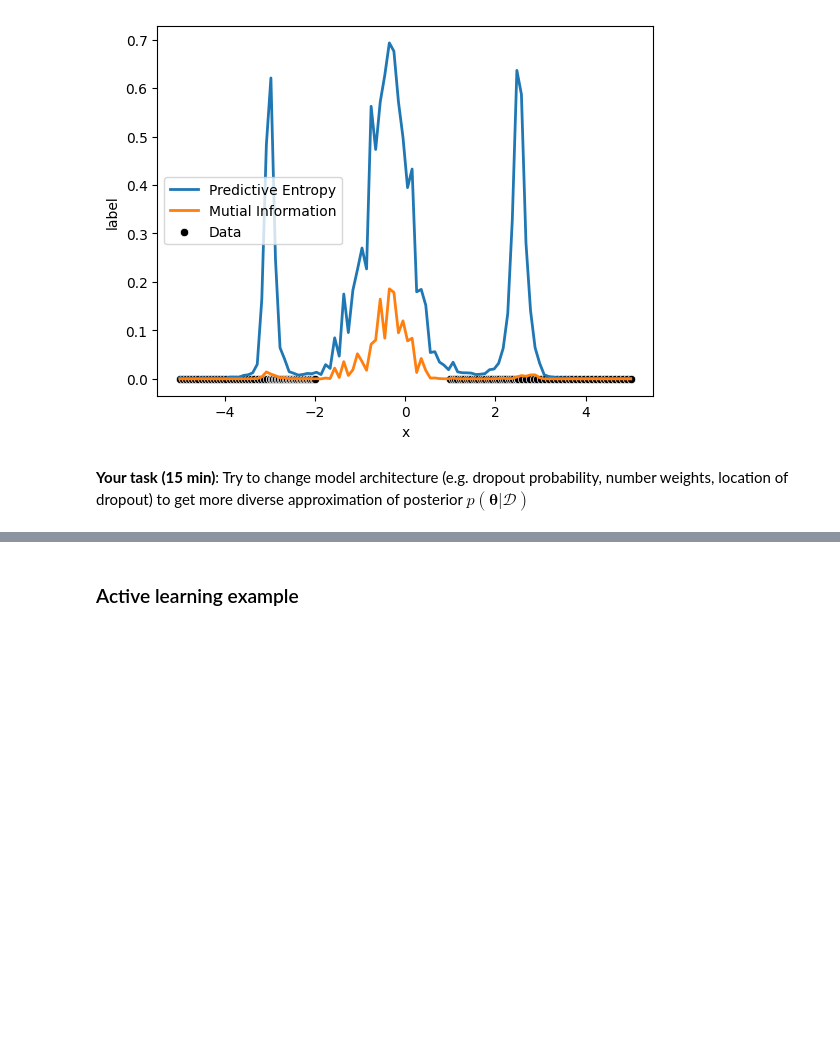
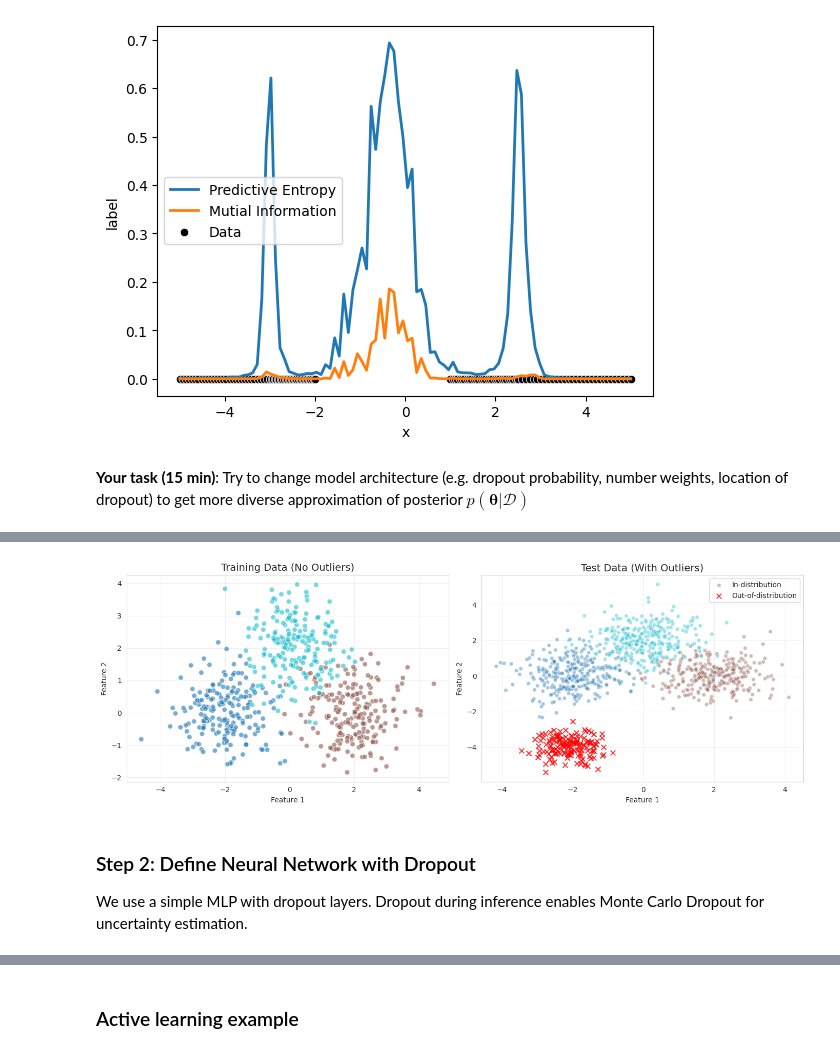
Before and after one commit to Leonid-Erlygin/seminars, a Jupyter notebook: spring_2025/seminar_ue_en_old.ipynb, the cells around one changed output, grey strips where cells are left out. Drawn from its saved outputs; the diff is of its cells as text; code cells hidden in the pictures; blank space fills up the shorter version.

```diff
--- a/spring_2025/seminar_ue_en_old.ipynb
+++ b/spring_2025/seminar_ue_en_old.ipynb
@@ -216,0 +231,17 @@ plt.legend()
+# %%
+import torch
+import torch.nn as nn
+import torch.nn.functional as F
+import numpy as np
+import matplotlib.pyplot as plt
+import seaborn as sns
+from sklearn.metrics import accuracy_score
+from matplotlib.colors import LinearSegmentedColormap
+
+# Set random seeds for reproducibility
+torch.manual_seed(42)
+np.random.seed(42)
+
+# Set plotting style
+sns.set_style("whitegrid")
+plt.rcParams["figure.figsize"] = (10, 6)
@@ -216,0 +339,58 @@ plt.legend()
+# %%
+# Visualize training and test data distribution
+fig, axes = plt.subplots(1, 2, figsize=(14, 5))
+
+# Training data
+scatter1 = axes[0].scatter(
+    X_train[:, 0],
+    X_train[:, 1],
+    c=y_train,
+    cmap="tab10",
+    alpha=0.6,
+    edgecolors="white",
+    s=50,
+)
+axes[0].set_title("Training Data (No Outliers)", fontsize=14)
+axes[0].set_xlabel("Feature 1")
+axes[0].set_ylabel("Feature 2")
+# axes[0].set_xlim(-4, 4)
+# axes[0].set_ylim(-3, 4)
+axes[0].grid(True, alpha=0.3)
+
+# Test data (with outliers highlighted)
+scatter2 = axes[1].scatter(
+    X_test[~is_outlier, 0],
+    X_test[~is_outlier, 1],
+    c=y_test[~is_outlier],
+    cmap="tab10",
+    alpha=0.4,
+    edgecolors="white",
+    s=30,
+    label="In-distribution",
+)
+axes[1].scatter(
+    X_test[is_outlier, 0],
+    X_test[is_outlier, 1],
+    c="red",
+    alpha=0.8,
+    edgecolors="black",
+    s=50,
+    label="Out-of-distribution",
+    marker="x",
+)
+axes[1].set_title("Test Data (With Outliers)", fontsize=14)
+axes[1].set_xlabel("Feature 1")
+axes[1].set_ylabel("Feature 2")
+# axes[1].set_xlim(-4, 4)
+# axes[1].set_ylim(-3, 4)
+axes[1].grid(True, alpha=0.3)
+axes[1].legend()
+
+plt.tight_layout()
+plt.show()
+# %% [output]
+[figure, added]
+# %% [markdown]
+### Step 2: Define Neural Network with Dropout
+
+We use a simple MLP with dropout layers. Dropout during inference enables Monte Carlo Dropout for uncertainty estimation.
```
Also changed, not shown: parts of 13 cells of this notebook, 1 other file.
